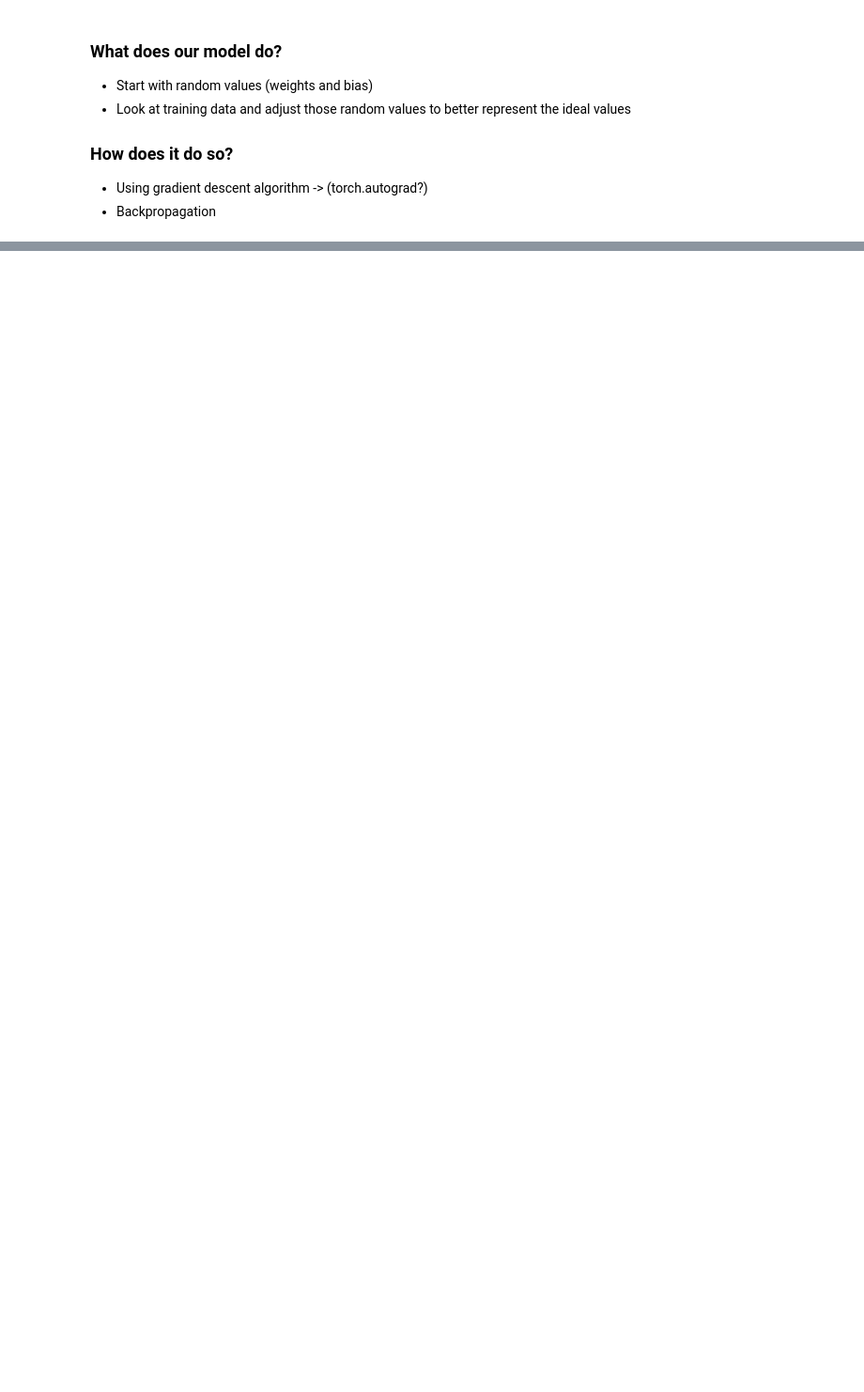
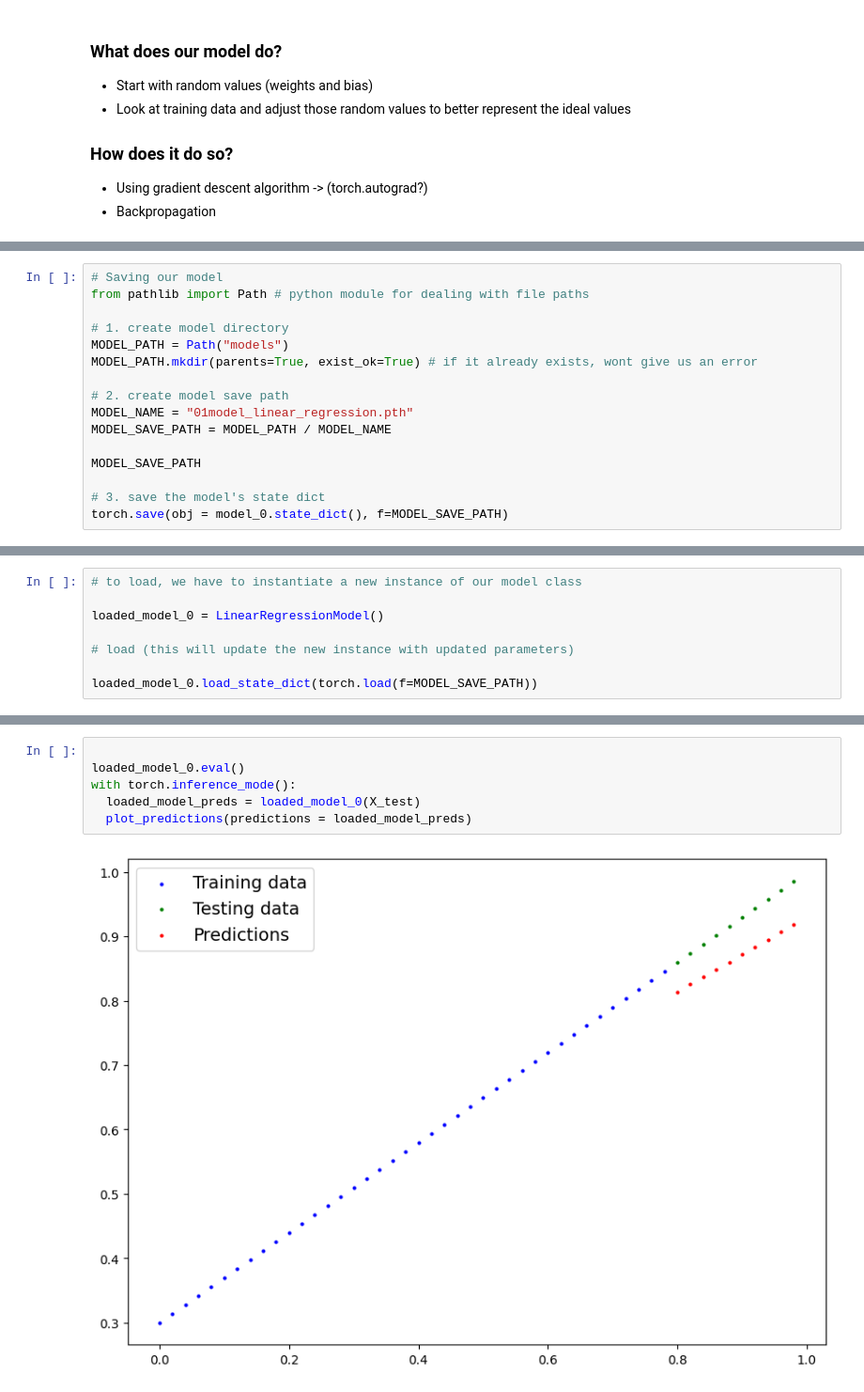
Before and after one commit to tishakbhavsar/practising-pytorch, a Jupyter notebook: 01_pytorch_workflow.ipynb, the cells around one changed output, grey strips where cells are left out. Shown: that part at 94% size. Drawn from its saved outputs; the diff is of its cells as text; blank space fills up the shorter version.

```diff
--- a/01_pytorch_workflow.ipynb
+++ b/01_pytorch_workflow.ipynb
@@ -136,0 +364,16 @@ class LinearRegressionModel(nn.Module):
+# %%
+# Saving our model
+from pathlib import Path # python module for dealing with file paths
+
+# 1. create model directory
+MODEL_PATH = Path("models")
+MODEL_PATH.mkdir(parents=True, exist_ok=True) # if it already exists, wont give us an error
+
+# 2. create model save path
+MODEL_NAME = "01model_linear_regression.pth"
+MODEL_SAVE_PATH = MODEL_PATH / MODEL_NAME
+
+MODEL_SAVE_PATH
+
+# 3. save the model's state dict
+torch.save(obj = model_0.state_dict(), f=MODEL_SAVE_PATH)
@@ -136,0 +389,8 @@ class LinearRegressionModel(nn.Module):
+# %%
+# to load, we have to instantiate a new instance of our model class
+
+loaded_model_0 = LinearRegressionModel()
+
+# load (this will update the new instance with updated parameters)
+
+loaded_model_0.load_state_dict(torch.load(f=MODEL_SAVE_PATH))
@@ -136,0 +403,8 @@ class LinearRegressionModel(nn.Module):
+# %%
+
+loaded_model_0.eval()
+with torch.inference_mode():
+  loaded_model_preds = loaded_model_0(X_test)
+  plot_predictions(predictions = loaded_model_preds)
+# %% [output]
+[figure, added]
```
Also changed, not shown: parts of 54 cells of this notebook.
